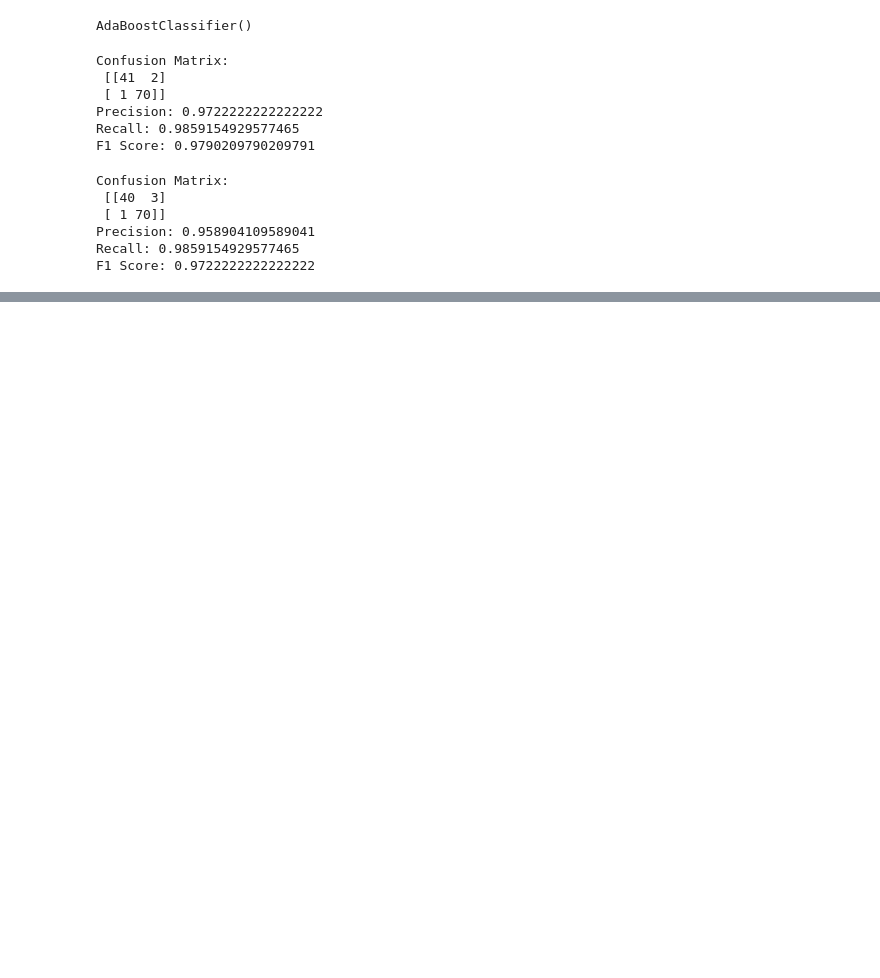
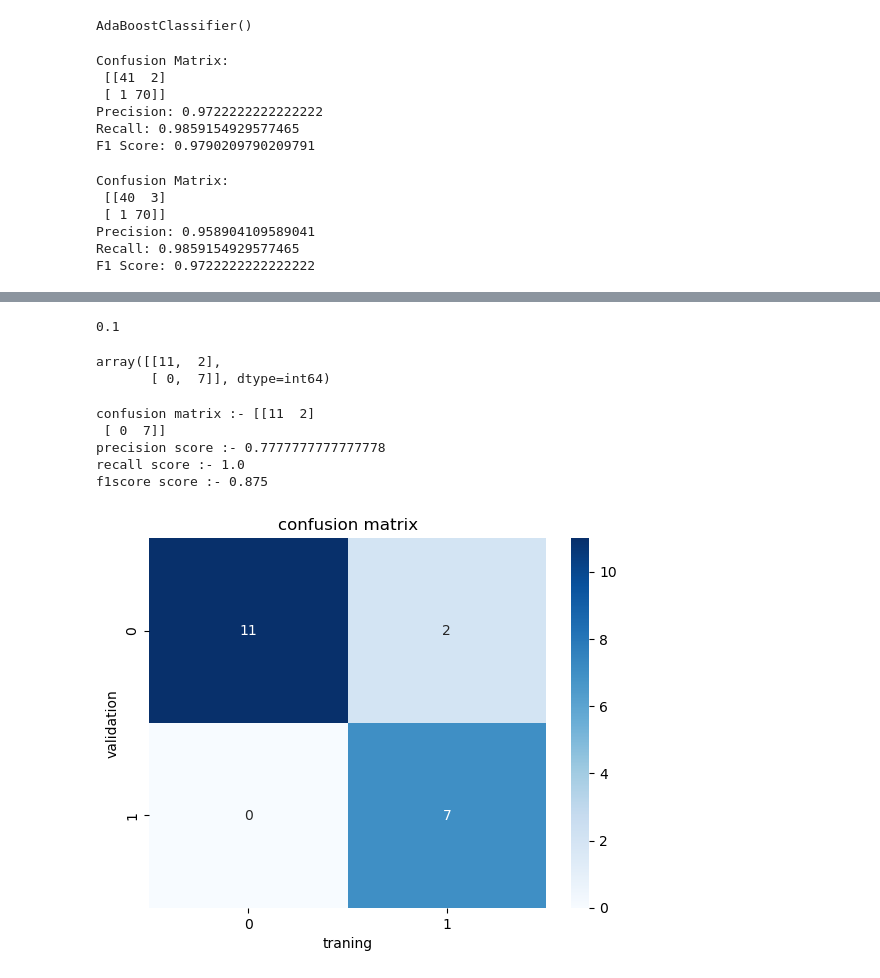
Before and after one commit to Chickhu/arya-college-crt, a Jupyter notebook: test2.ipynb, the cells around one changed output, grey strips where cells are left out. Saved outputs shown, nothing was run; the diff lists cells and outputs as text; code cells hidden in the pictures; blank space fills up the shorter version.

```diff
--- a/test2.ipynb
+++ b/test2.ipynb
@@ -53,0 +97,2 @@ F1 Score: 0.9722222222222222
+# %%
+model_xg=xgb.XGBClassifier()
@@ -53,0 +123,2 @@ F1 Score: 0.9722222222222222
+# %%
+model_xg.fit(x_train,y_train)
@@ -53,0 +137,2 @@ F1 Score: 0.9722222222222222
+# %%
+y_pred=model_xg.predict(x_test)
@@ -53,0 +150,5 @@ F1 Score: 0.9722222222222222
+# %%
+from sklearn.metrics import   mean_absolute_error   #mae
+print(mean_absolute_error(y_test,y_pred))
+# %% [output]
+0.1
@@ -53,0 +158,26 @@ F1 Score: 0.9722222222222222
+# %%
+cm=confusion_matrix(y_test,y_pred)
+# %%
+cm
+# %% [output]
+array([[11,  2],
+       [ 0,  7]], dtype=int64)
+# %%
+print("confusion matrix :-",confusion_matrix(y_test,y_pred))
+print("precision score :-",precision_score(y_test,y_pred))
+print("recall score :-",recall_score(y_test,y_pred))
+print("f1score score :-",f1_score(y_test,y_pred))
+# %% [output]
+confusion matrix :- [[11  2]
+ [ 0  7]]
+precision score :- 0.7777777777777778
+recall score :- 1.0
+f1score score :- 0.875
+# %%
+sns.heatmap(cm,annot=True,cmap="Blues",fmt="d")
+plt.title('confusion matrix')
+plt.xlabel("traning")
+plt.ylabel("validation")
+plt.show()
+# %% [output]
+[figure, added]
```
Also changed, not shown: parts of 17 cells of this notebook.
